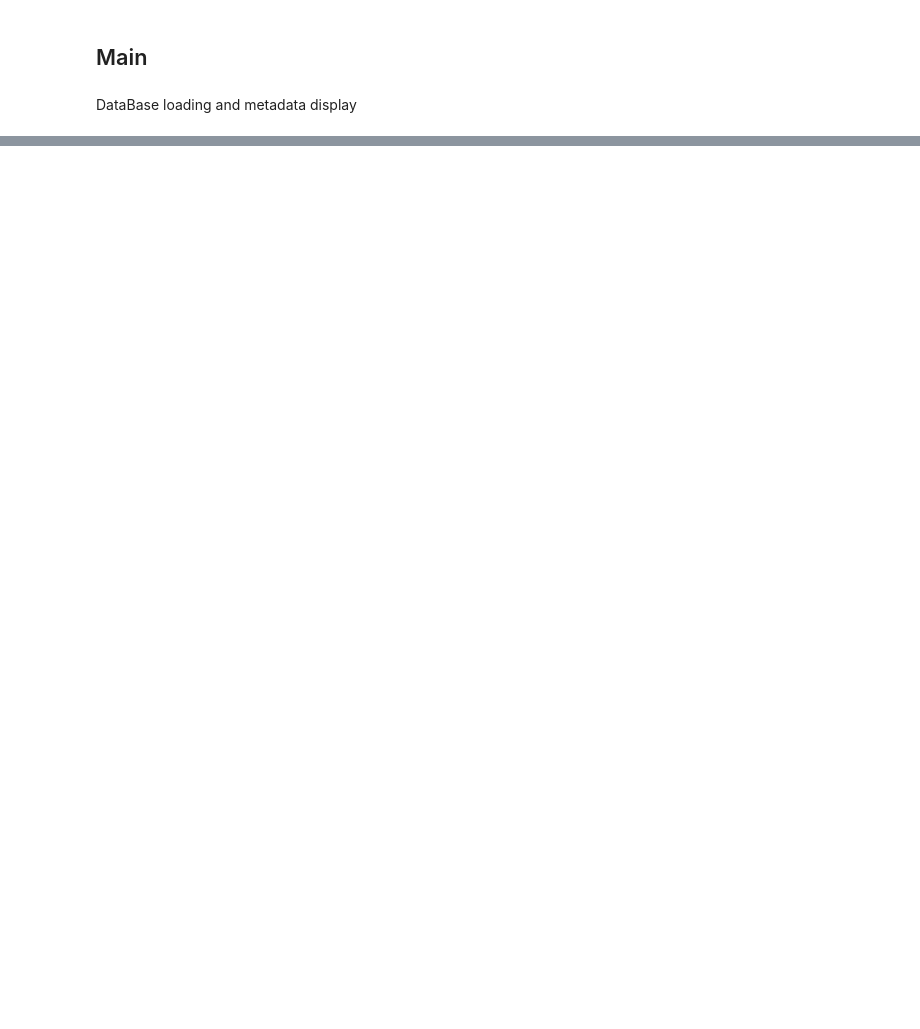
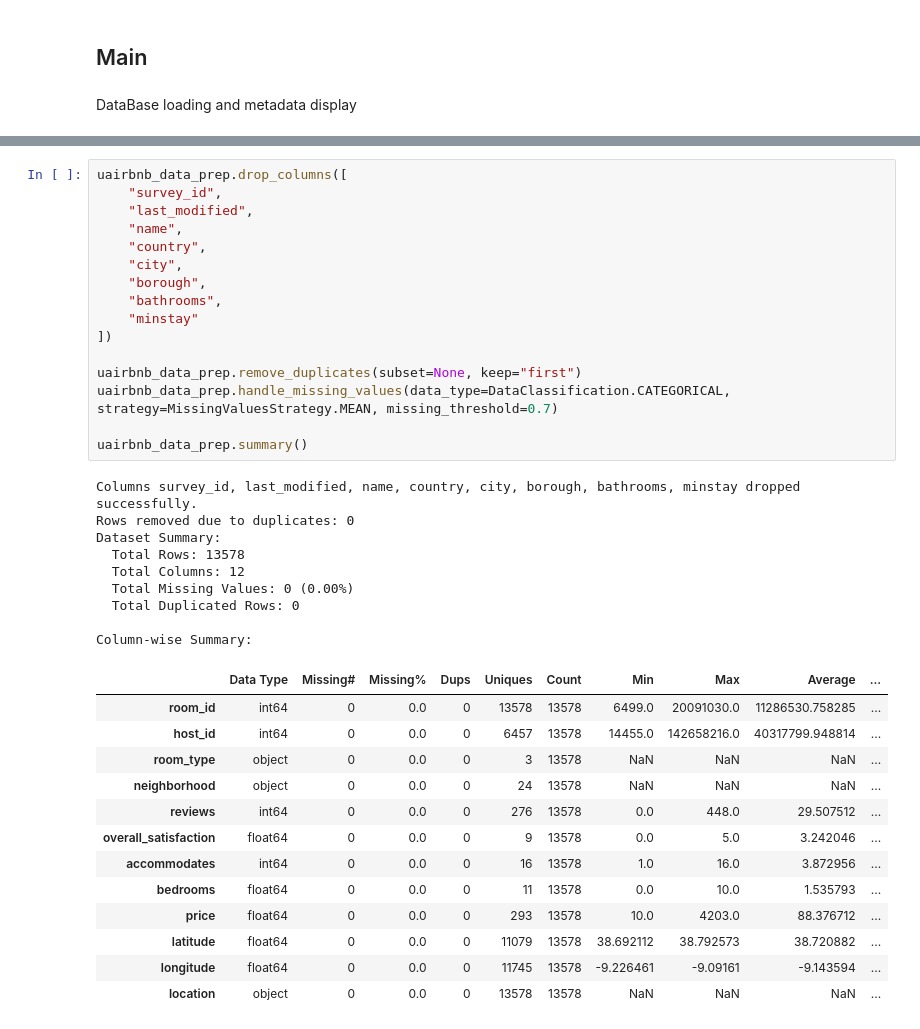
Before and after one commit to Gutelvam/AIFundamentsClass, a Jupyter notebook: notebooks/Assessment_2_multimodel_pipeline.ipynb, the cells around one changed output, grey strips where cells are left out. Saved outputs shown, nothing was run; the diff lists cells and outputs as text; blank space fills up the shorter version.

```diff
--- a/notebooks/Assessment_2_multimodel_pipeline.ipynb
+++ b/notebooks/Assessment_2_multimodel_pipeline.ipynb
@@ -669,4 +860,43 @@ airbnb_data_prep:DataPreparation = DataPreparation("../data/learning/airbnb_lisb
 | latitude | float64 | 0 | 0.000000 | 0 | 11079 | 13578 | 38.692112 | 38.792573 | 38.720882 | ... |
 | longitude | float64 | 0 | 0.000000 | 0 | 11745 | 13578 | -9.226461 | -9.09161 | -9.143594 | ... |
 | location | object | 0 | 0.000000 | 0 | 13578 | 13578 | NaN | NaN | NaN | ... |
+# %%
+uairbnb_data_prep.drop_columns([
+	"survey_id",
+	"last_modified",
+	"name",
+	"country",
+	"city",
+	"borough",
+	"bathrooms",
+	"minstay"
+])
+
+uairbnb_data_prep.remove_duplicates(subset=None, keep="first")
+uairbnb_data_prep.handle_missing_values(data_type=DataClassification.CATEGORICAL, strategy=MissingValuesStrategy.MEAN, missing_threshold=0.7)
+
+uairbnb_data_prep.summary()
+# %% [output]
+Columns survey_id, last_modified, name, country, city, borough, bathrooms, minstay dropped successfully.
+Rows removed due to duplicates: 0
+Dataset Summary:
+  Total Rows: 13578
+  Total Columns: 12
+  Total Missing Values: 0 (0.00%)
+  Total Duplicated Rows: 0
+
+Column-wise Summary:
+|  | Data Type | Missing# | Missing% | Dups | Uniques | Count | Min | Max | Average | ... |
+| room_id | int64 | 0 | 0.0 | 0 | 13578 | 13578 | 6499.0 | 20091030.0 | 11286530.758285 | ... |
+| host_id | int64 | 0 | 0.0 | 0 | 6457 | 13578 | 14455.0 | 142658216.0 | 40317799.948814 | ... |
+| room_type | object | 0 | 0.0 | 0 | 3 | 13578 | NaN | NaN | NaN | ... |
+| neighborhood | object | 0 | 0.0 | 0 | 24 | 13578 | NaN | NaN | NaN | ... |
+| reviews | int64 | 0 | 0.0 | 0 | 276 | 13578 | 0.0 | 448.0 | 29.507512 | ... |
+| overall_satisfaction | float64 | 0 | 0.0 | 0 | 9 | 13578 | 0.0 | 5.0 | 3.242046 | ... |
+| accommodates | int64 | 0 | 0.0 | 0 | 16 | 13578 | 1.0 | 16.0 | 3.872956 | ... |
+| bedrooms | float64 | 0 | 0.0 | 0 | 11 | 13578 | 0.0 | 10.0 | 1.535793 | ... |
+| price | float64 | 0 | 0.0 | 0 | 293 | 13578 | 10.0 | 4203.0 | 88.376712 | ... |
+| latitude | float64 | 0 | 0.0 | 0 | 11079 | 13578 | 38.692112 | 38.792573 | 38.720882 | ... |
+| longitude | float64 | 0 | 0.0 | 0 | 11745 | 13578 | -9.226461 | -9.09161 | -9.143594 | ... |
+| location | object | 0 | 0.0 | 0 | 13578 | 13578 | NaN | NaN | NaN | ... |
 # %%
```
Also changed, not shown: parts of 24 cells of this notebook.
